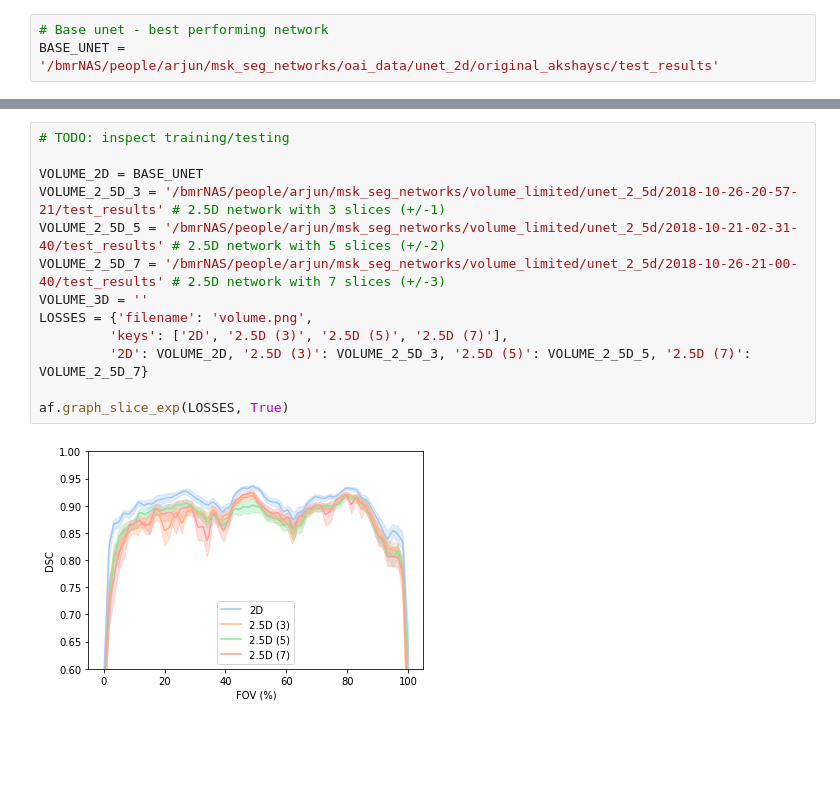
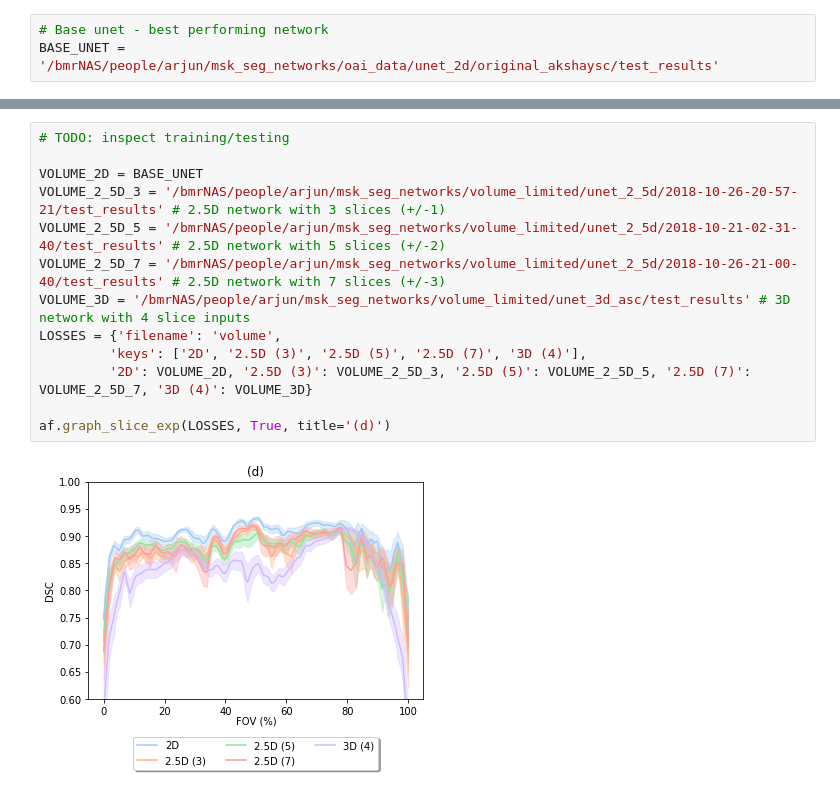
Before and after one commit to ad12/MedSegPy, a Jupyter notebook: analysis/exp_graphs.ipynb, the cells around one changed output, grey strips where cells are left out. Drawn from its saved outputs; the diff is of its cells as text; blank space fills up the shorter version.

```diff
--- a/analysis/exp_graphs.ipynb
+++ b/analysis/exp_graphs.ipynb
@@ -63,18 +64,18 @@ af.graph_slice_exp(AUGS)
 # %%
 # TODO: inspect training/testing
 
 VOLUME_2D = BASE_UNET
 VOLUME_2_5D_3 = '/bmrNAS/people/arjun/msk_seg_networks/volume_limited/unet_2_5d/2018-10-26-20-57-21/test_results' # 2.5D network with 3 slices (+/-1)
 VOLUME_2_5D_5 = '/bmrNAS/people/arjun/msk_seg_networks/volume_limited/unet_2_5d/2018-10-21-02-31-40/test_results' # 2.5D network with 5 slices (+/-2)
 VOLUME_2_5D_7 = '/bmrNAS/people/arjun/msk_seg_networks/volume_limited/unet_2_5d/2018-10-26-21-00-40/test_results' # 2.5D network with 7 slices (+/-3)
-VOLUME_3D = ''
-LOSSES = {'filename': 'volume.png',
-         'keys': ['2D', '2.5D (3)', '2.5D (5)', '2.5D (7)'],
-         '2D': VOLUME_2D, '2.5D (3)': VOLUME_2_5D_3, '2.5D (5)': VOLUME_2_5D_5, '2.5D (7)': VOLUME_2_5D_7}
+VOLUME_3D = '/bmrNAS/people/arjun/msk_seg_networks/volume_limited/unet_3d_asc/test_results' # 3D network with 4 slice inputs
+LOSSES = {'filename': 'volume',
+         'keys': ['2D', '2.5D (3)', '2.5D (5)', '2.5D (7)', '3D (4)'],
+         '2D': VOLUME_2D, '2.5D (3)': VOLUME_2_5D_3, '2.5D (5)': VOLUME_2_5D_5, '2.5D (7)': VOLUME_2_5D_7, '3D (4)': VOLUME_3D}
 
-af.graph_slice_exp(LOSSES, True)
+af.graph_slice_exp(LOSSES, True, title='(d)')
 # %% [output]
-[figure, old version]
+[figure, new version]
 # %%
 # Data limitation graphs
 # Each architecture was run with multiple seeds
```
Also changed, not shown: parts of 4 cells of this notebook, 2 other files.
